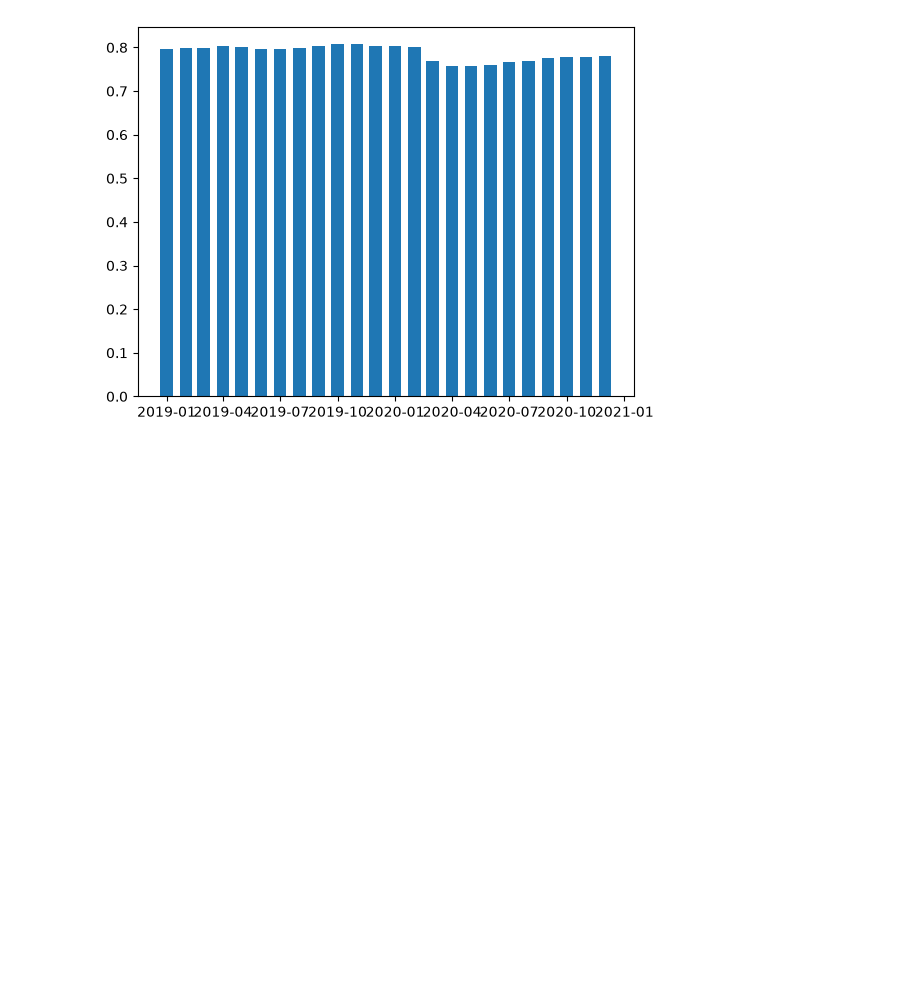
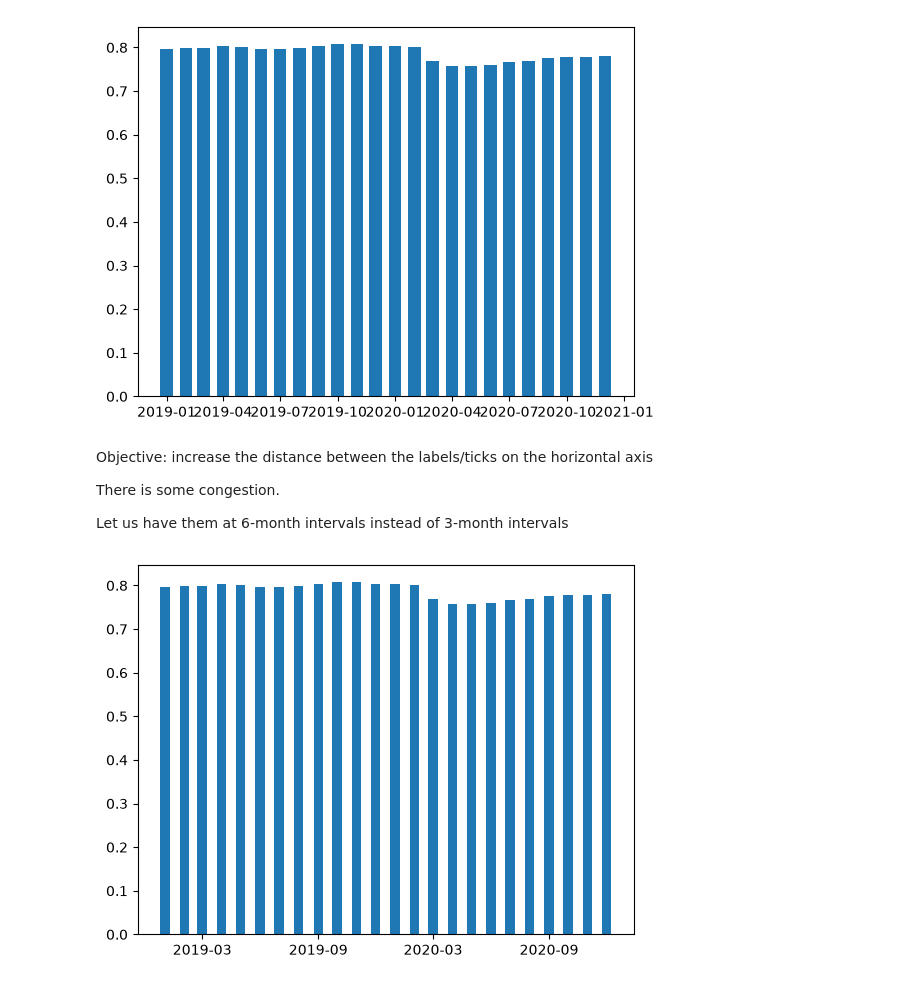
Before and after one commit to danielbgyetvai/data-analytics-python-wise2627, a Jupyter notebook: notebooks/employment_status_patterns.ipynb, the cells around one changed output. Drawn from its saved outputs; the diff is of its cells as text; code cells hidden in the pictures; blank space fills up the shorter version.

```diff
--- a/notebooks/employment_status_patterns.ipynb
+++ b/notebooks/employment_status_patterns.ipynb
@@ -256,3 +269,20 @@ ax.bar(
 # %% [output]
 <BarContainer object of 24 artists>
 [figure]
+# %% [markdown]
+Objective: increase the distance between the labels/ticks on the horizontal axis
+
+There is some congestion.
+
+Let us have them at 6-month intervals instead of 3-month intervals
+# %%
+fig, ax = plt.subplots()
+ax.bar(
+    x=df3['year_month_start'],
+    height=df3['employed'],
+    width=15
+)
+# have the ticks on the horizontal axis every six months
+ax.xaxis.set_major_locator(mdates.MonthLocator(interval=6))
+# %% [output]
+[figure, added]
```
Also changed, not shown: parts of 11 cells of this notebook, 2 other files.
